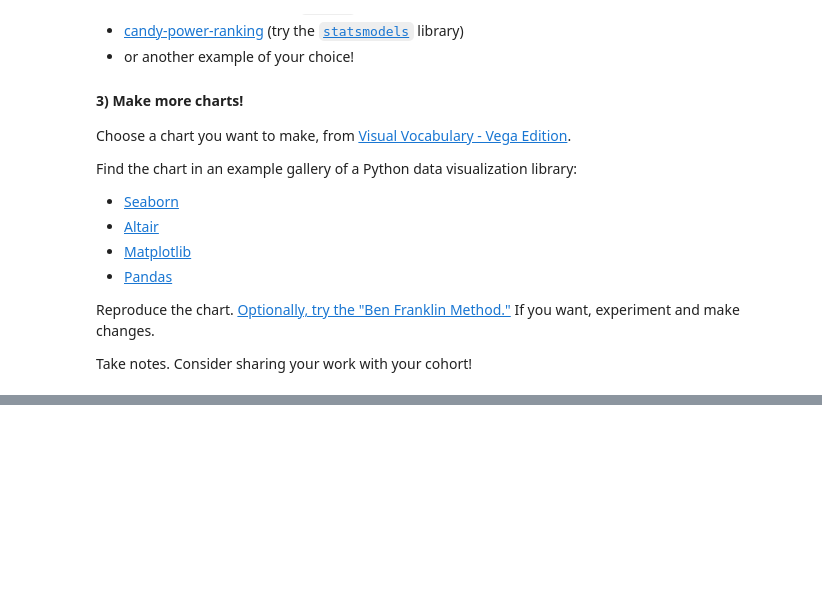
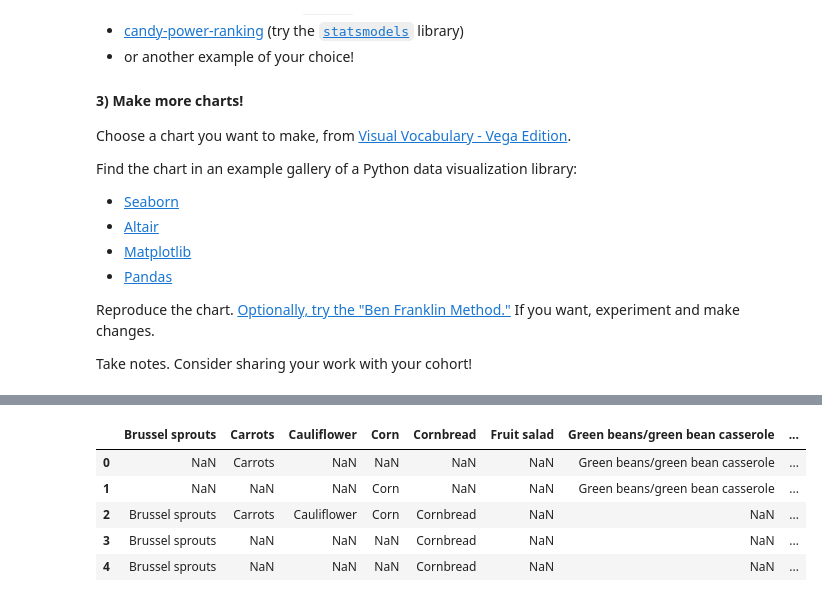
Before and after one commit to alastra32/DS-Unit-1-Sprint-2-Data-Wrangling-and-Storytelling, a Jupyter notebook: module3-make-explanatory-visualizations/LS_DS_123_Make_Explanatory_Visualizations.ipynb, the cells around one changed output, grey strips where cells are left out. Saved outputs shown, nothing was run; the diff lists cells and outputs as text; code cells hidden in the pictures; blank space fills up the shorter version.

```diff
--- a/module3-make-explanatory-visualizations/LS_DS_123_Make_Explanatory_Visualizations.ipynb
+++ b/module3-make-explanatory-visualizations/LS_DS_123_Make_Explanatory_Visualizations.ipynb
@@ -690,0 +757,2 @@ Take notes. Consider sharing your work with your cohort!
+# %%
+columns2=columns1[columns1.str.startswith('Which of these side dishes aretypically served at your Thanksgiving dinner? Please select all that apply. -')].str.split('-')
@@ -690,0 +824,10 @@ Take notes. Consider sharing your work with your cohort!
+# %%
+df2.columns=columnsa
+df2.head()
+# %% [output]
+|  | Brussel sprouts | Carrots | Cauliflower | Corn | Cornbread | Fruit salad | Green beans/green bean casserole | ... |
+| 0 | NaN | Carrots | NaN | NaN | NaN | NaN | Green beans/green bean casserole | ... |
+| 1 | NaN | NaN | NaN | Corn | NaN | NaN | Green beans/green bean casserole | ... |
+| 2 | Brussel sprouts | Carrots | Cauliflower | Corn | Cornbread | NaN | NaN | ... |
+| 3 | Brussel sprouts | NaN | NaN | NaN | Cornbread | NaN | NaN | ... |
+| 4 | Brussel sprouts | NaN | NaN | NaN | Cornbread | NaN | NaN | ... |
```
Also changed, not shown: parts of 30 cells of this notebook.
